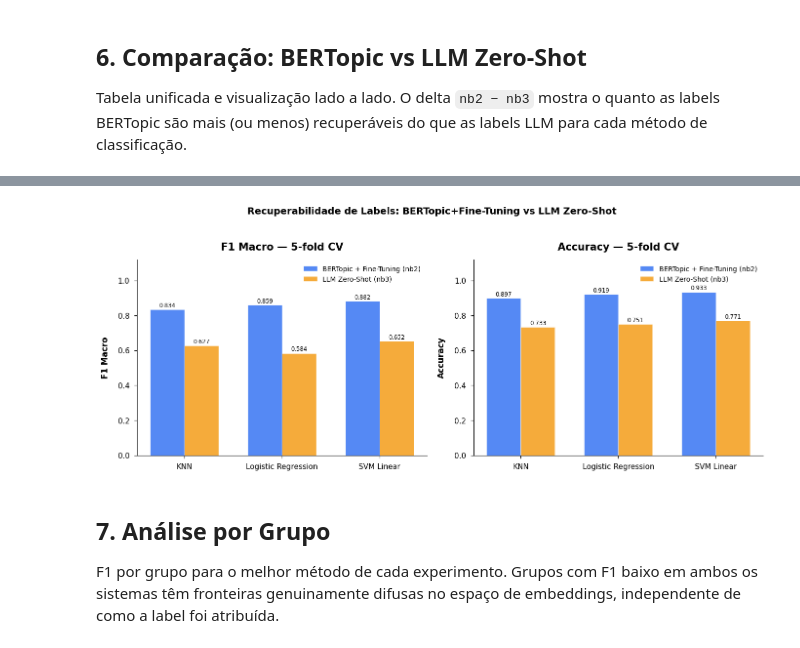
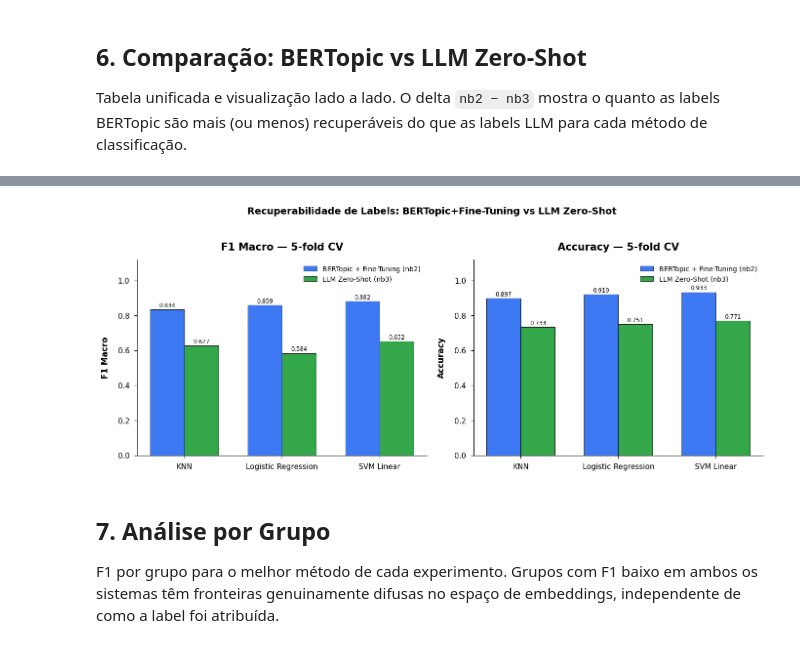
Before and after one commit to gcarbs1/cbf-match-report-analysis, a Jupyter notebook: notebooks/4-label_retrieval_classifiers.ipynb, the cells around one changed output, grey strips where cells are left out. Saved outputs shown, nothing was run; the diff lists cells and outputs as text; code cells hidden in the pictures.

```diff
--- a/notebooks/4-label_retrieval_classifiers.ipynb
+++ b/notebooks/4-label_retrieval_classifiers.ipynb
@@ -384,37 +384,37 @@ fig, axes = plt.subplots(1, 2, figsize=(14, 5.5))
 
 for ax, metric, label in zip(
     axes,
     ['f1_macro', 'accuracy'],
     ['F1 Macro', 'Accuracy'],
 ):
     nb2_vals = nb2_summary.set_index('método').loc[methods, metric].values
     nb3_vals = nb3_summary.set_index('método').loc[methods, metric].values
 
     bars_nb2 = ax.bar(x - bar_w / 2, nb2_vals, bar_w, color=PLOT_BLUE,
-                      edgecolor='white', linewidth=0.4, alpha=0.88, label='BERTopic + Fine-Tuning (nb2)')
-    bars_nb3 = ax.bar(x + bar_w / 2, nb3_vals, bar_w, color=PLOT_ORANGE,
-                      edgecolor='white', linewidth=0.4, alpha=0.88, label='LLM Zero-Shot (nb3)')
+                      edgecolor='black', linewidth=0.6, label='BERTopic + Fine-Tuning (nb2)')
+    bars_nb3 = ax.bar(x + bar_w / 2, nb3_vals, bar_w, color=PLOT_GREEN,
+                      edgecolor='black', linewidth=0.6, label='LLM Zero-Shot (nb3)')
 
     for bars, vals in [(bars_nb2, nb2_vals), (bars_nb3, nb3_vals)]:
         for bar, val in zip(bars, vals):
             ax.text(
                 bar.get_x() + bar.get_width() / 2,
                 bar.get_height() + 0.005,
                 f'{val:.3f}', ha='center', va='bottom', fontsize=8.5,
             )
 
     ax.set_xticks(x)
     ax.set_xticklabels(methods, fontsize=11)
     ax.set_ylim(0, 1.12)
     style_axis(ax, f'{label} — {CV_FOLDS}-fold CV', ylabel=label)
     ax.legend(frameon=False, loc='upper right')
 
 fig.suptitle('Recuperabilidade de Labels: BERTopic+Fine-Tuning vs LLM Zero-Shot', fontweight='bold', fontsize=14, y=1.02)
 plt.tight_layout(pad=1.4)
 save_plot(fig, 'retrieval_nb2_vs_nb3_comparison.png')
 plt.show()
 # %% [output]
-[figure, old version]
+[figure, new version]
 # %% [markdown]
 ## **7. Análise por Grupo**
 
```
Also changed, not shown: parts of 3 cells of this notebook, 3 other files.
